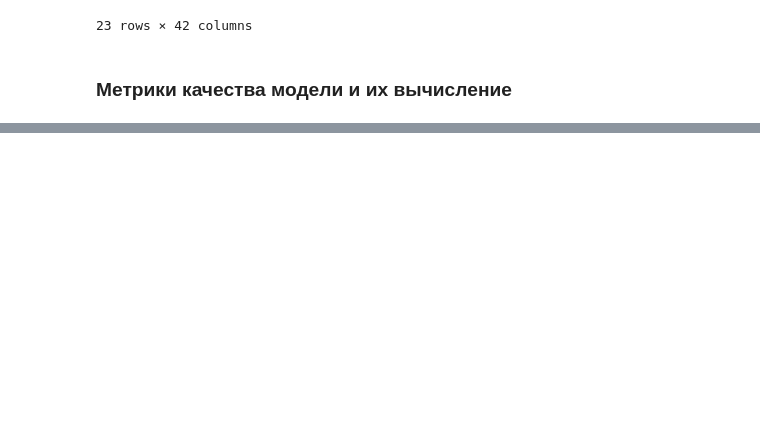
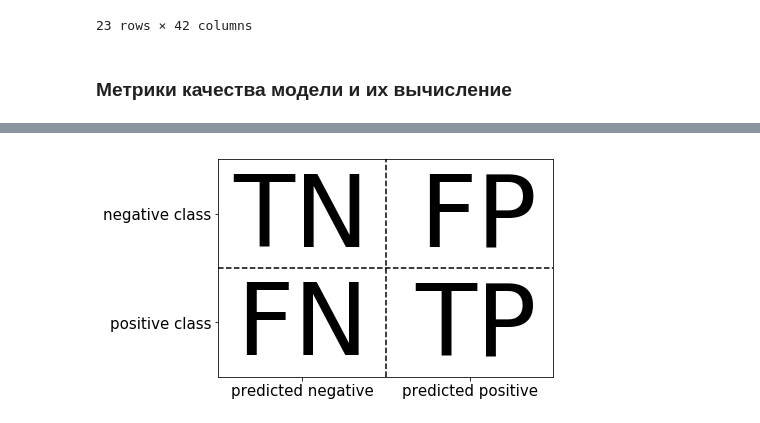
Before and after one commit to azamind/ml-intro, a Jupyter notebook: code/Chapter5.ipynb, the cells around one changed output, grey strips where cells are left out. Cells and saved outputs as stored; diff of their text form; code cells hidden in the pictures; blank space fills up the shorter version.

```diff
--- a/code/Chapter5.ipynb
+++ b/code/Chapter5.ipynb
@@ -360,0 +422,8 @@ display(results.T)
+# %%
+# TN - true negative - истинно отрицательный
+# FN - false negative - ложно отрицательный
+# FP - false positive - ложно положительный
+# TP - true positive - истинно положительный
+mglearn.plots.plot_binary_confusion_matrix()
+# %% [output]
+[figure, added]
```
Also changed, not shown: parts of 46 cells of this notebook.
